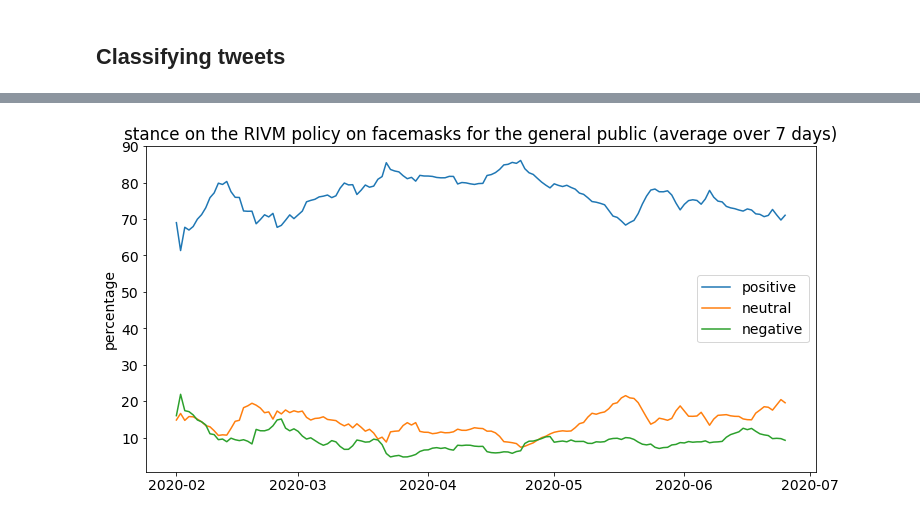
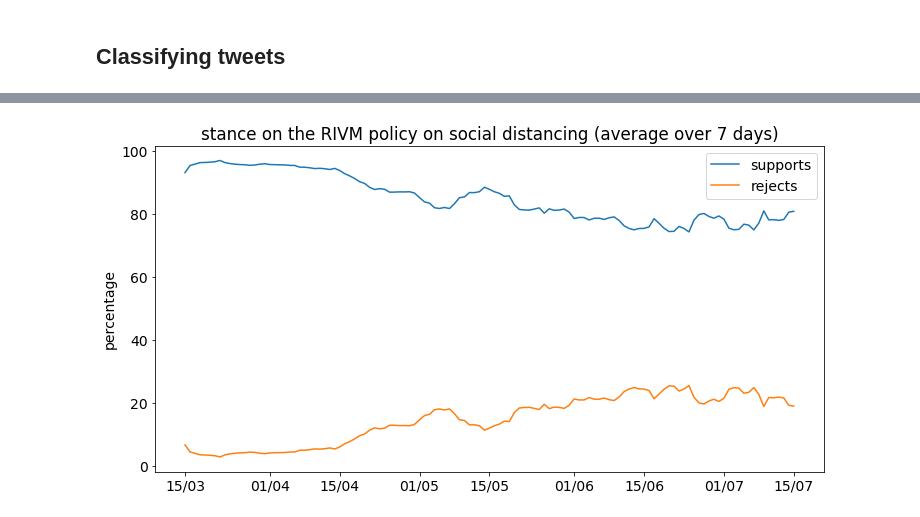
Before and after one commit to puregome/notebooks, a Jupyter notebook: fasttext.ipynb, the cells around one changed output, grey strips where cells are left out. Cells and saved outputs as stored; diff of their text form; code cells hidden in the pictures.

Commit message:
processed distance tweets

```diff
--- a/fasttext.ipynb
+++ b/fasttext.ipynb
@@ -24,6 +26,6 @@ USER = "user"
 # %%
-tweets = pd.read_csv(FILETWEETS,header=None,index_col=0)
-annotations = pd.read_csv(FILEANNOTATIONS,header=None,sep=" ")
+tweets = pd.read_csv(DATADIR+FILETWEETS,index_col=IDSTR)
+annotations = pd.read_csv(DATADIR+FILEANNOTATIONS,header=None,sep=" ")
 # %%
 fasttextData = {}
 for i in range(0,len(annotations)):
@@ -213,16 +295,21 @@ def classify(datePattern,query):
     labelPercentages = { label:round(100*labelCountsPredicted[label]/nbrOfLabels,1) for label in labelCountsPredicted}
     return(labelPercentages)
 # %%
-QUERY = "mondkapje"
+QUERY = "1[.,]5[ -]*m|afstand.*hou|hou.*afstand|anderhalve[ -]*meter"
+MAXDAYSPERMONTH = 31
 
 results = {}
-for month in "202002 202003 202004 202005 202006".split():
-    for day in range(1,32):
+for month in "202002 202003 202004 202005 202006 202007".split():
+    for day in range(1,MAXDAYSPERMONTH+1):
         date = month+str(day).zfill(2)
         try:
             labels = classify(date,QUERY)
-            results[date] = labels
-            print(date,labels[NEGATIVE],labels[NEUTRAL],labels[POSITIVE],labels[IRRELEVANT])
+            if not REJECTS in labels: labels[REJECTS] = 0
+            if not SUPPORTS in labels: labels[SUPPORTS] = 0
+            if not IRRELEVANT in labels: labels[IRRELEVANT] = 0
+            if labels[REJECTS]+labels[SUPPORTS]+labels[IRRELEVANT] > 0:
+                results[date] = labels
+            print(date,labels[REJECTS],labels[SUPPORTS],labels[IRRELEVANT])
         except:
             print(date,"error")
 # %% [output]
@@ -260,25 +345,26 @@ def movingAverage(numberList,size):
 # %%
 import matplotlib.pyplot as plt
+import matplotlib.dates as mdates
 
 DATEFORMAT = "%Y%m%d"
 DAYSCOMBINED = 7
+STARTDATE = "20200315"
+PEAKID = 101
 
-results ={k:results[k] for k in sorted(results.keys())}
+results = {k:results[k] for k in sorted(results.keys())}
 font = {"size":14}
 matplotlib.rc("font",**font)
-plt.figure(figsize=(12,6))
-plt.plot_date([datetime.datetime.strptime(k,DATEFORMAT) for k in results.keys()],\
-              movingAverage([labels[NEGATIVE] for labels in results.values()],DAYSCOMBINED),\
-              fmt="-",label="positive")
-plt.plot_date([datetime.datetime.strptime(k,DATEFORMAT) for k in results.keys()],\
-              movingAverage([labels[NEUTRAL] for labels in results.values()],DAYSCOMBINED),\
-              fmt="-",label="neutral")
-plt.plot_date([datetime.datetime.strptime(k,DATEFORMAT) for k in results.keys()],\
-              movingAverage([labels[POSITIVE] for labels in results.values()],DAYSCOMBINED),\
-              fmt="-",label="negative")
+fig,ax = plt.subplots(figsize=(12,6))
+x = [datetime.datetime.strptime(k,DATEFORMAT) for k in results.keys() if k >= STARTDATE ]
+y = movingAverage([results[k][SUPPORTS] for k in results.keys() if k >= STARTDATE],DAYSCOMBINED)
+plt.plot_date(x,y,fmt="-",label="supports")
+x = [datetime.datetime.strptime(k,DATEFORMAT) for k in results.keys() if k >= STARTDATE]
+y = movingAverage([results[k][REJECTS] for k in results.keys() if k >= STARTDATE],DAYSCOMBINED)
+plt.plot_date(x,y,fmt="-",label="rejects")
 plt.legend()
-plt.title("stance on the RIVM policy on facemasks for the general public (average over "+str(DAYSCOMBINED)+" days)")
+plt.title("stance on the RIVM policy on "+"social distancing"+" (average over "+str(DAYSCOMBINED)+" days)")
 plt.ylabel("percentage")
+ax.xaxis.set_major_formatter(mdates.DateFormatter("%d/%m"))
 plt.show()
 # %% [output]
-[figure, old version]
+[figure, new version]
```
Also changed, not shown: parts of 26 cells of this notebook.
